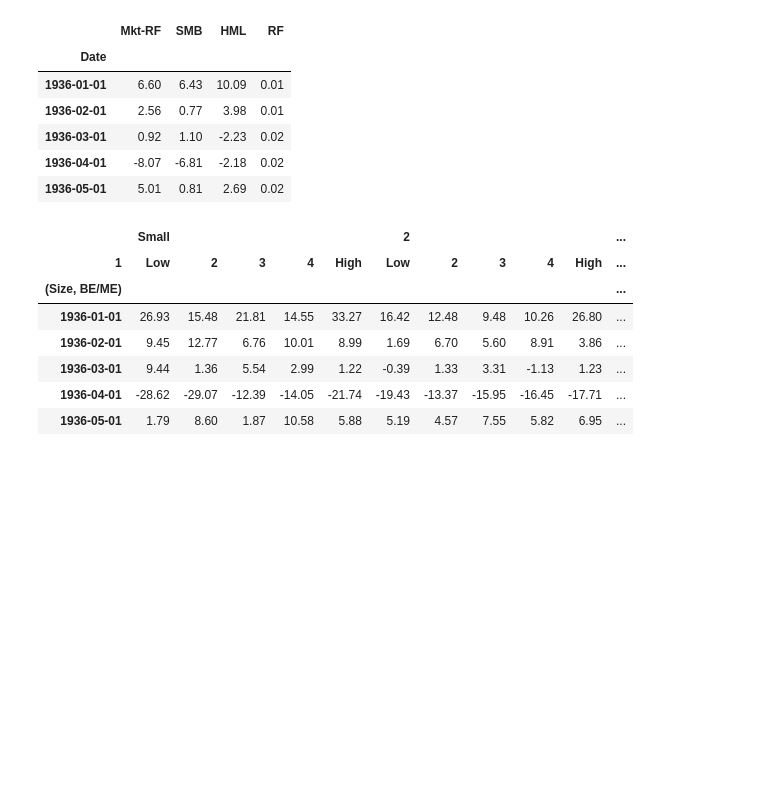
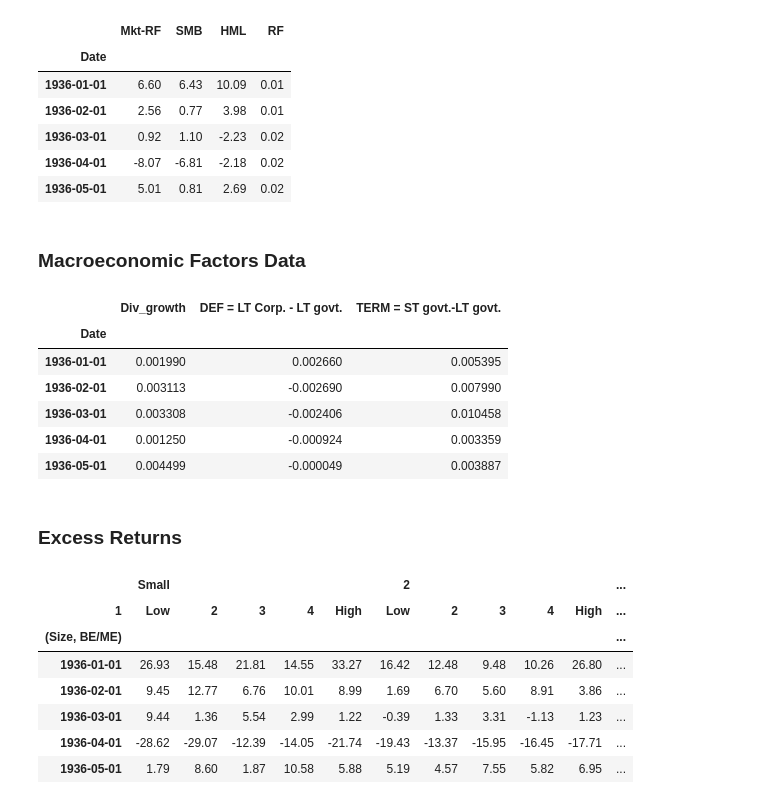
Before and after one commit to Hemasrikar/Financial-Statistics-and-Econometrics, a Jupyter notebook: asset_pricing_tests.ipynb, the cells around one changed output. Drawn from its saved outputs; the diff is of its cells as text; code cells hidden in the pictures; blank space fills up the shorter version.

```diff
--- a/asset_pricing_tests.ipynb
+++ b/asset_pricing_tests.ipynb
@@ -4,6 +11,9 @@
 import pandas as pd
 import matplotlib.pyplot as plt
 import statsmodels.api as sm
+import numpy as np
+
+pd.set_option('display.width', 500)
 # %%
 df = pd.read_excel("data/Data_FE.xlsx", sheet_name="25 Size and BEME portfolios")
 df.head()
@@ -58,4 +70,27 @@ factors.head()
 | 1936-03-01 | 0.92 | 1.10 | -2.23 | 0.02 |
 | 1936-04-01 | -8.07 | -6.81 | -2.18 | 0.02 |
 | 1936-05-01 | 5.01 | 0.81 | 2.69 | 0.02 |
+# %% [markdown]
+### Macroeconomic Factors Data
+# %%
+macro_factors = pd.read_excel("data/Data_FE.xlsx", sheet_name="Macroeconomic factors")
+
+# Convert Date column to Year-Month
+date_col = macro_factors.columns[0]
+
+macro_factors[date_col] = pd.to_datetime(macro_factors[date_col].astype(int), format="%Y%m")
+macro_factors = macro_factors.set_index(macro_factors.columns[0])
+macro_factors = macro_factors.apply(pd.to_numeric)
+
+macro_factors.head()
+# %% [output]
+|  | Div_growth | DEF = LT Corp. - LT govt. | TERM = ST govt.-LT govt. |
+| Date |  |  |  |
+| 1936-01-01 | 0.001990 | 0.002660 | 0.005395 |
+| 1936-02-01 | 0.003113 | -0.002690 | 0.007990 |
+| 1936-03-01 | 0.003308 | -0.002406 | 0.010458 |
+| 1936-04-01 | 0.001250 | -0.000924 | 0.003359 |
+| 1936-05-01 | 0.004499 | -0.000049 | 0.003887 |
+# %% [markdown]
+### Excess Returns
 # %%
```
Also changed, not shown: parts of 37 cells of this notebook.
